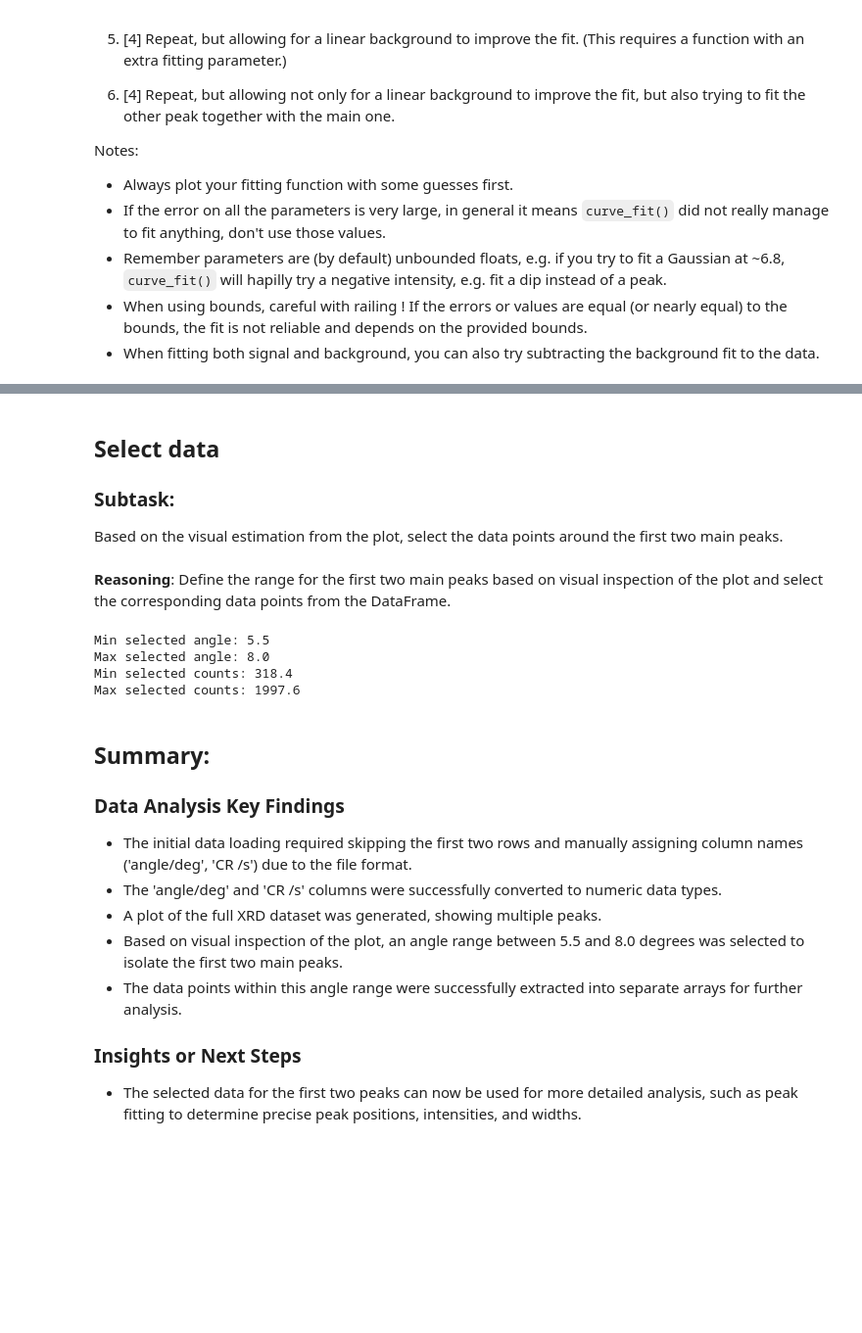
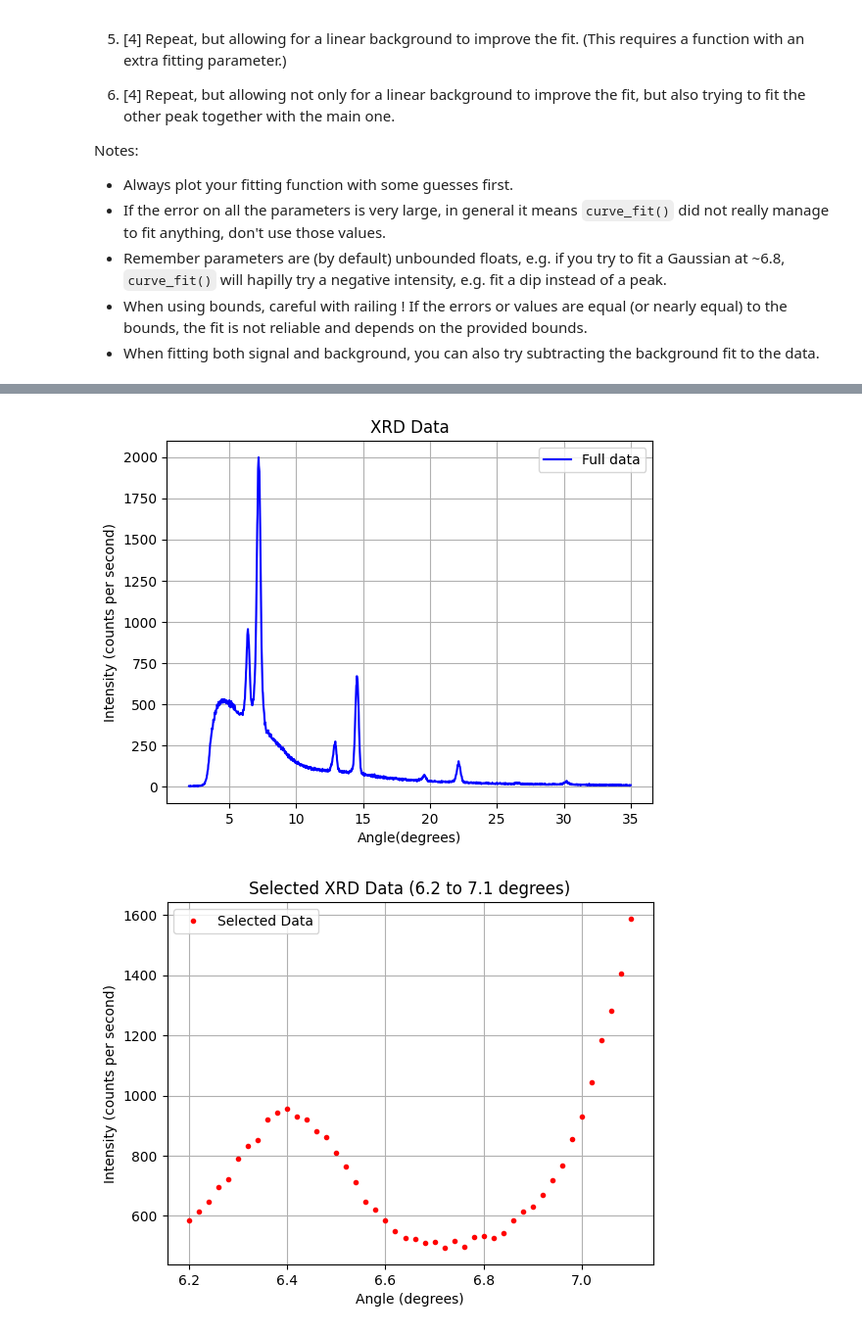
Before and after one commit to PX2145-2025/week-4-b-alejandragadea, a Jupyter notebook: Curvefit.ipynb, the cells around one changed output, grey strips where cells are left out. Shown: that part at 98% size. Cells and saved outputs as stored; diff of their text form; code cells hidden in the pictures; blank space fills up the shorter version.

```diff
--- a/Curvefit.ipynb
+++ b/Curvefit.ipynb
@@ -386,44 +267,36 @@ plt.show()
-# %% [markdown]
-## Select data
-
-### Subtask:
-Based on the visual estimation from the plot, select the data points around the first two main peaks.
-# %% [markdown]
-**Reasoning**:
-Define the range for the first two main peaks based on visual inspection of the plot and select the corresponding data points from the DataFrame.
-# %%
-# Estimate the angle range for the first two main peaks by eye from the plot
-angle_min = 5.5
-angle_max = 8.0
-
-# Create a boolean mask for the selected angle range
-mask = (df_xrd['angle/deg'] >= angle_min) & (df_xrd['angle/deg'] <= angle_max)
-
-# Select the angles and counts within the defined range
-angles_selected = df_xrd['angle/deg'][mask].values
-counts_selected = df_xrd['CR /s'][mask].values
-
-# Print the min and max of selected arrays to verify
-print("Min selected angle:", np.min(angles_selected))
-print("Max selected angle:", np.max(angles_selected))
-print("Min selected counts:", np.min(counts_selected))
-print("Max selected counts:", np.max(counts_selected))
-# %% [output]
-Min selected angle: 5.5
-Max selected angle: 8.0
-Min selected counts: 318.4
-Max selected counts: 1997.6
-# %% [markdown]
-## Summary:
-
-### Data Analysis Key Findings
-
-*   The initial data loading required skipping the first two rows and manually assigning column names ('angle/deg', 'CR /s') due to the file format.
-*   The 'angle/deg' and 'CR /s' columns were successfully converted to numeric data types.
-*   A plot of the full XRD dataset was generated, showing multiple peaks.
-*   Based on visual inspection of the plot, an angle range between 5.5 and 8.0 degrees was selected to isolate the first two main peaks.
-*   The data points within this angle range were successfully extracted into separate arrays for further analysis.
-
-### Insights or Next Steps
-
-*   The selected data for the first two peaks can now be used for more detailed analysis, such as peak fitting to determine precise peak positions, intensities, and widths.
+# %%
+# 2.1
+# load data
+data = np.loadtxt ("XRD_data_Mo_anode.csv", delimiter = ",")
+
+# plot data
+plt.figure()
+plt.plot (data[:, 0], data [:, 1], 'b', label= 'Full data')
+plt.xlabel('Angle(degrees)')
+plt.ylabel('Intensity (counts per second)')
+plt.title('XRD Data')
+plt.legend()
+plt.grid()
+plt.show()
+
+# estimate angle range two peaks
+angle_min = 6.2
+angle_max = 7.1
+
+# select the data
+mask = (data[:, 0] >= angle_min) & (data[:, 0] <= angle_max)
+angles_selected = data[:, 0][mask]
+counts_selected = data[:, 1][mask]
+
+# plot selected data
+plt.figure()
+plt.plot(angles_selected, counts_selected, 'r.', label='Selected Data')
+plt.xlabel('Angle (degrees)')
+plt.ylabel('Intensity (counts per second)')
+plt.title(f'Selected XRD Data ({angle_min} to {angle_max} degrees)')
+plt.legend()
+plt.grid()
+plt.show()
+# %% [output]
+[figure, added]
+[figure, added]
```
Also changed, not shown: parts of 14 cells of this notebook.
